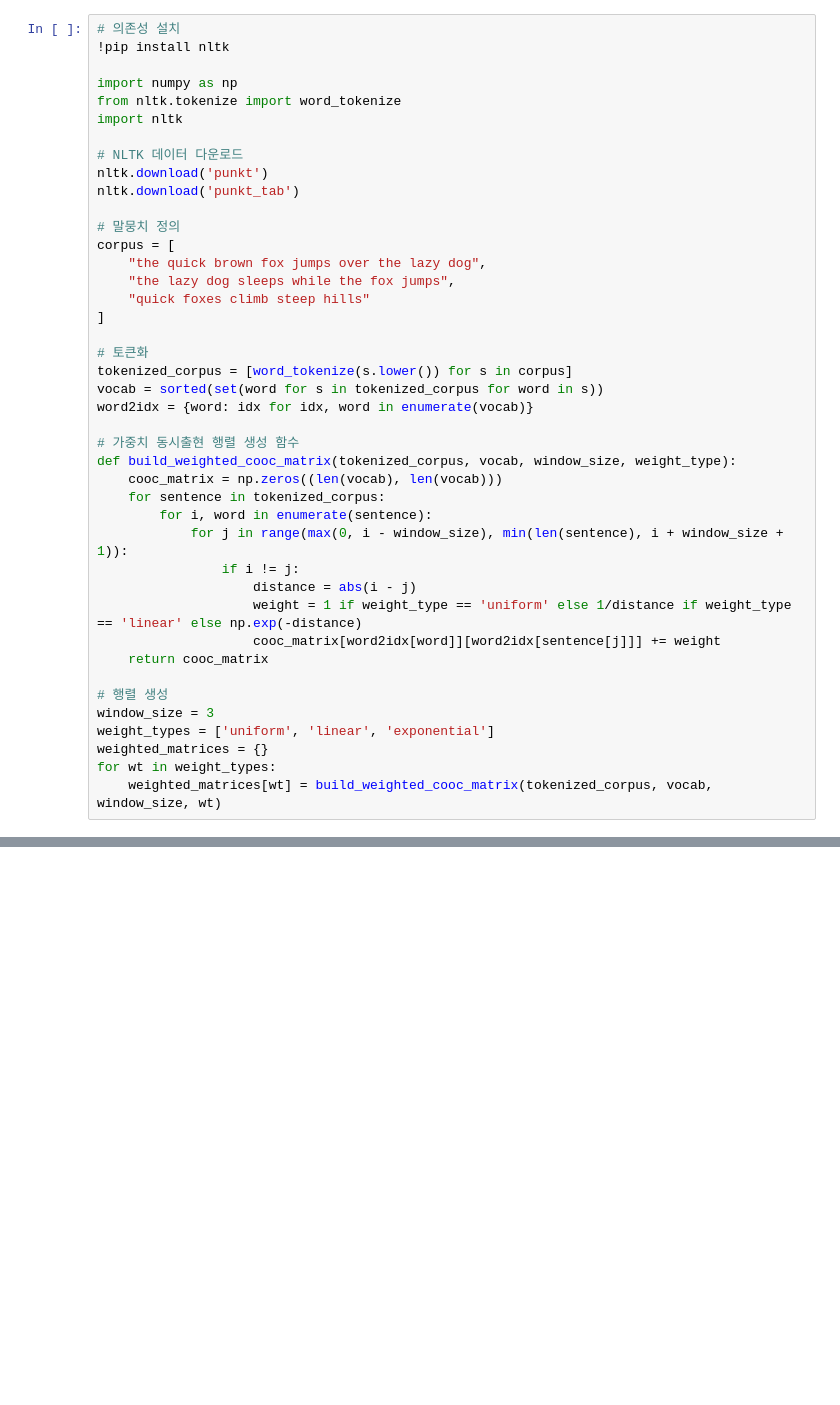
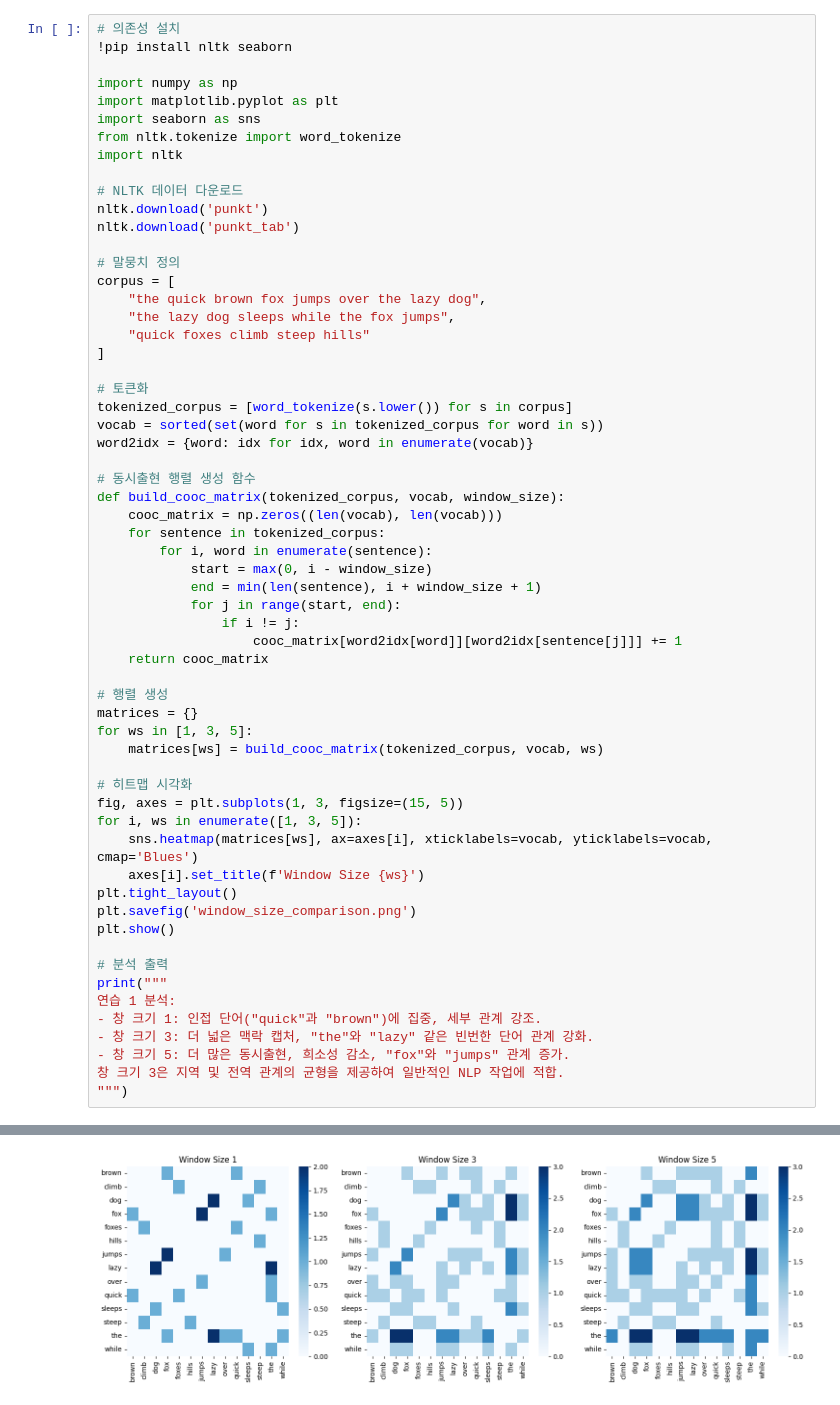
Before and after one commit to gaoyue49/nlp_w6_exercises, a Jupyter notebook: problem_2_initial.ipynb, the cells around one changed output, grey strips where cells are left out. Cells and saved outputs as stored; diff of their text form; blank space fills up the shorter version.

```diff
--- a/problem_2_initial.ipynb
+++ b/problem_2_initial.ipynb
@@ -1,8 +1,10 @@
 # %%
 # 의존성 설치
-!pip install nltk
+!pip install nltk seaborn
 
 import numpy as np
+import matplotlib.pyplot as plt
+import seaborn as sns
 from nltk.tokenize import word_tokenize
 import nltk
 
@@ -22,23 +24,39 @@ tokenized_corpus = [word_tokenize(s.lower()) for s in corpus]
 vocab = sorted(set(word for s in tokenized_corpus for word in s))
 word2idx = {word: idx for idx, word in enumerate(vocab)}
 
-# 가중치 동시출현 행렬 생성 함수
-def build_weighted_cooc_matrix(tokenized_corpus, vocab, window_size, weight_type):
+# 동시출현 행렬 생성 함수
+def build_cooc_matrix(tokenized_corpus, vocab, window_size):
     cooc_matrix = np.zeros((len(vocab), len(vocab)))
     for sentence in tokenized_corpus:
         for i, word in enumerate(sentence):
-            for j in range(max(0, i - window_size), min(len(sentence), i + window_size + 1)):
+            start = max(0, i - window_size)
+            end = min(len(sentence), i + window_size + 1)
+            for j in range(start, end):
                 if i != j:
-                    distance = abs(i - j)
-                    weight = 1 if weight_type == 'uniform' else 1/distance if weight_type == 'linear' else np.exp(-distance)
-                    cooc_matrix[word2idx[word]][word2idx[sentence[j]]] += weight
+                    cooc_matrix[word2idx[word]][word2idx[sentence[j]]] += 1
     return cooc_matrix
 
 # 행렬 생성
-window_size = 3
-weight_types = ['uniform', 'linear', 'exponential']
-weighted_matrices = {}
-for wt in weight_types:
-    weighted_matrices[wt] = build_weighted_cooc_matrix(tokenized_corpus, vocab, window_size, wt)
+matrices = {}
+for ws in [1, 3, 5]:
+    matrices[ws] = build_cooc_matrix(tokenized_corpus, vocab, ws)
+
+# 히트맵 시각화
+fig, axes = plt.subplots(1, 3, figsize=(15, 5))
+for i, ws in enumerate([1, 3, 5]):
+    sns.heatmap(matrices[ws], ax=axes[i], xticklabels=vocab, yticklabels=vocab, cmap='Blues')
+    axes[i].set_title(f'Window Size {ws}')
+plt.tight_layout()
+plt.savefig('window_size_comparison.png')
+plt.show()
+
+# 분석 출력
+print("""
+연습 1 분석:
+- 창 크기 1: 인접 단어("quick"과 "brown")에 집중, 세부 관계 강조.
+- 창 크기 3: 더 넓은 맥락 캡처, "the"와 "lazy" 같은 빈번한 단어 관계 강화.
+- 창 크기 5: 더 많은 동시출현, 희소성 감소, "fox"와 "jumps" 관계 증가.
+창 크기 3은 지역 및 전역 관계의 균형을 제공하여 일반적인 NLP 작업에 적합.
+""")
 # %% [output]
 Requirement already satisfied: nltk in /usr/local/lib/python3.11/dist-packages (3.9.1)
@@ -52,0 +86 @@ Requirement already satisfied: tqdm in /usr/local/lib/python3.11/dist-packages (
+[figure, added]
```
Also changed, not shown: parts of 2 cells of this notebook.
